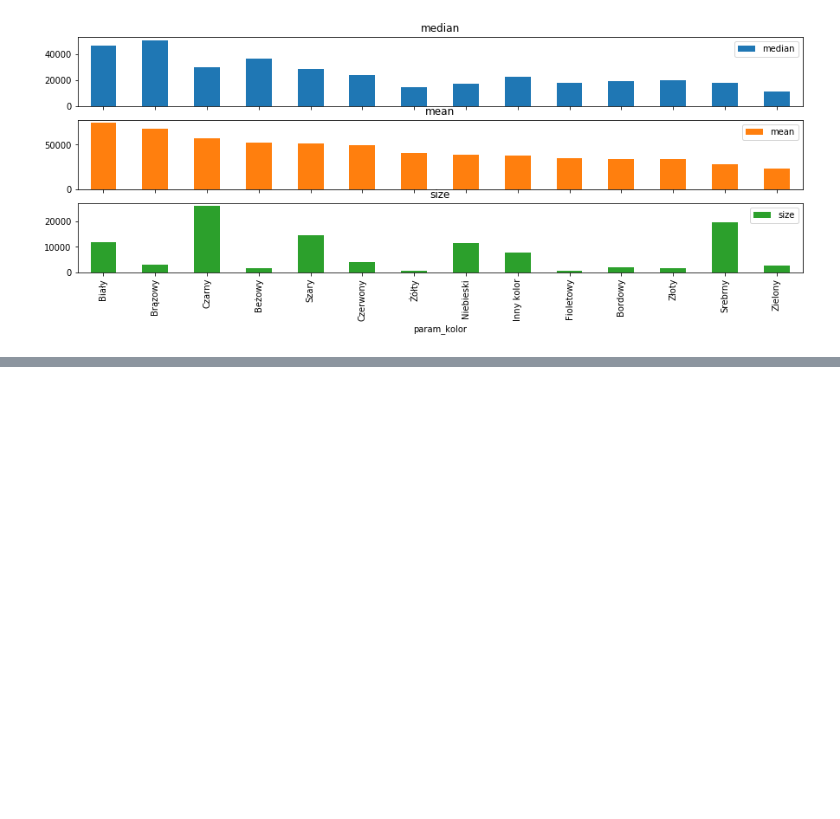
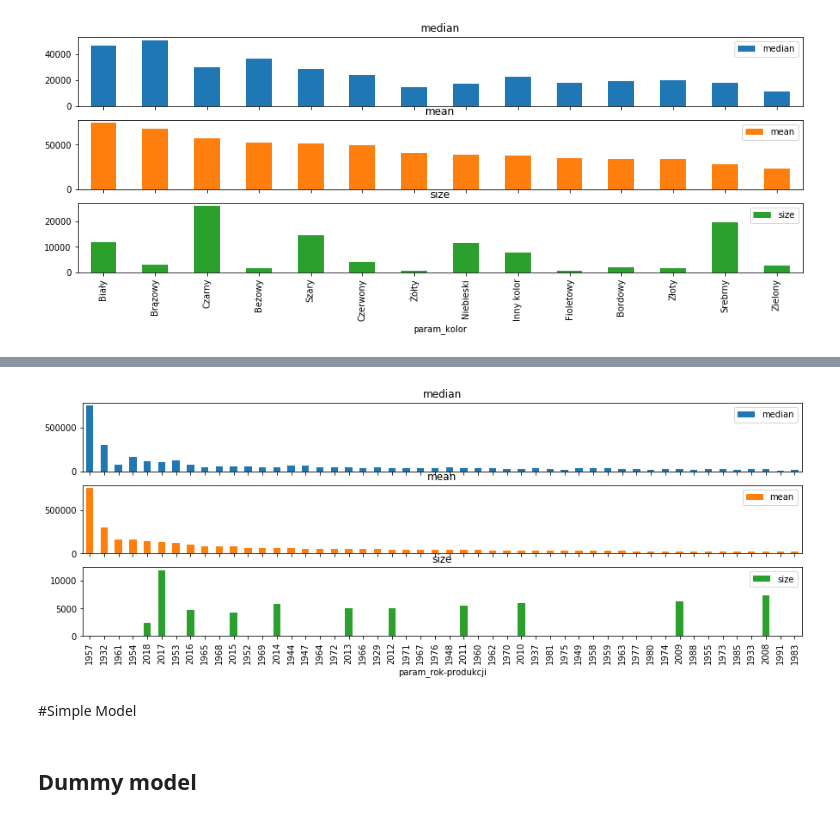
Before and after one commit to askoniec/DataWorkshopMatrix, a Jupyter notebook: CarPricesPredict.ipynb, the cells around one changed output, grey strips where cells are left out. Cells and saved outputs as stored; diff of their text form; code cells hidden in the pictures; blank space fills up the shorter version.

```diff
--- a/CarPricesPredict.ipynb
+++ b/CarPricesPredict.ipynb
@@ -100,0 +109,6 @@ groupAndBarPlot('param_kolor',feat_sort = 'mean');
+# %%
+groupAndBarPlot('param_rok-produkcji',feat_sort = 'mean');
+# %% [output]
+[figure, added]
+# %% [markdown]
+#Simple Model
@@ -100,0 +123,2 @@ groupAndBarPlot('param_kolor',feat_sort = 'mean');
+# %% [markdown]
+## Dummy model
```
Also changed, not shown: parts of 19 cells of this notebook.
